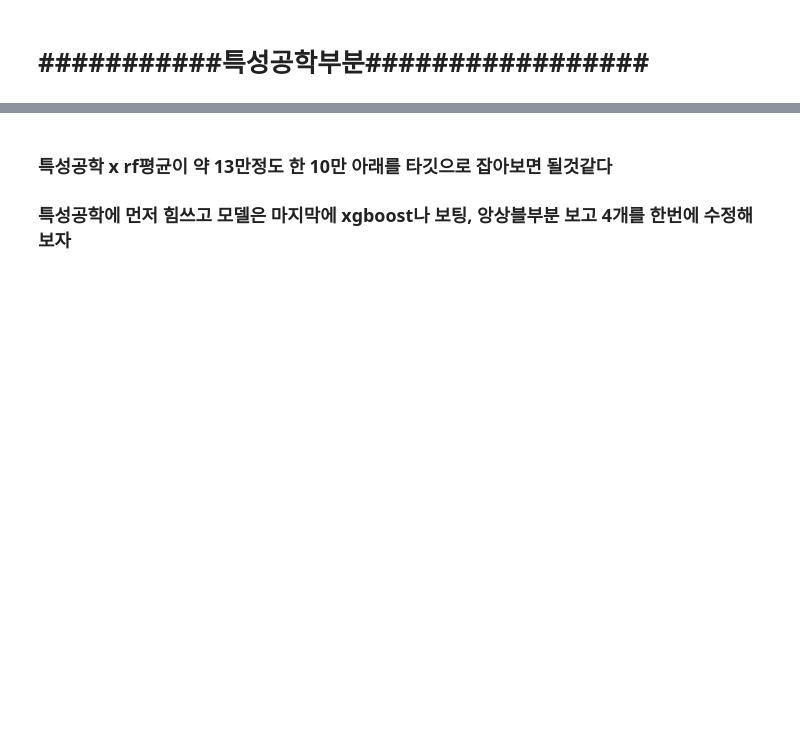
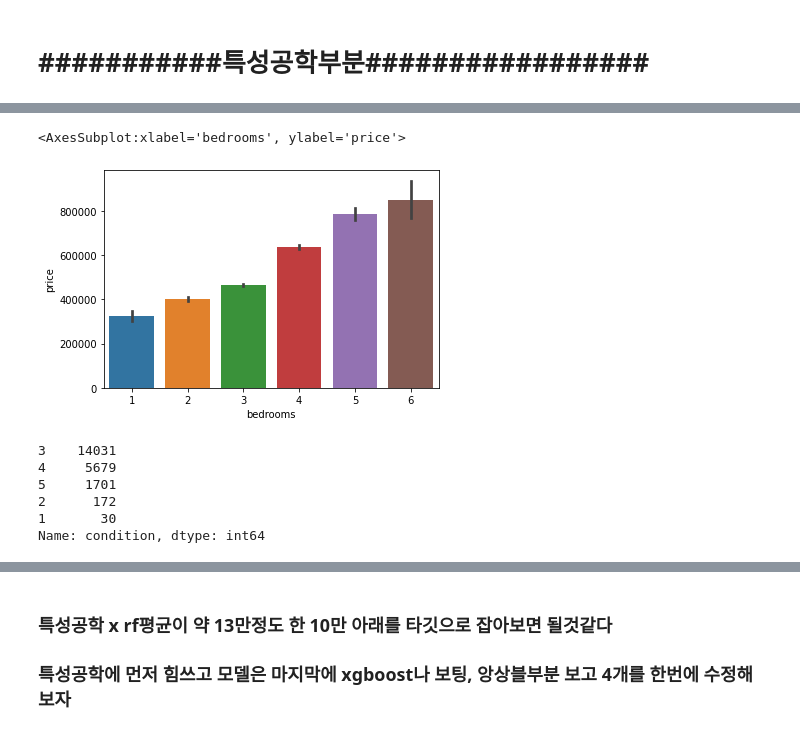
Before and after one commit to What-2-wear/What_2_wear, a Jupyter notebook: practice code/Houseprice_regressor.ipynb, the cells around one changed output, grey strips where cells are left out. Drawn from its saved outputs; the diff is of its cells as text; code cells hidden in the pictures; blank space fills up the shorter version.

```diff
--- a/practice code/Houseprice_regressor.ipynb
+++ b/practice code/Houseprice_regressor.ipynb
@@ -127,0 +157,4 @@ Name: yr_renovated, Length: 70, dtype: int64
+# %%
+# 그래프 패턴이 좀 이상하니 9 이상, 1이하를 모아주자
+X_train["bedrooms"][X_train["bedrooms"] > 6] =6
+X_train["bedrooms"][X_train["bedrooms"] < 1] =1
@@ -127,0 +170,5 @@ Name: yr_renovated, Length: 70, dtype: int64
+# %%
+sns.barplot(X_train["bedrooms"], y_train)
+# %% [output]
+<AxesSubplot:xlabel='bedrooms', ylabel='price'>
+[figure, added]
@@ -127,0 +180,9 @@ Name: yr_renovated, Length: 70, dtype: int64
+# %%
+X_train["condition"].value_counts()
+# %% [output]
+3    14031
+4     5679
+5     1701
+2      172
+1       30
+Name: condition, dtype: int64
```
Also changed, not shown: parts of 41 cells of this notebook.
